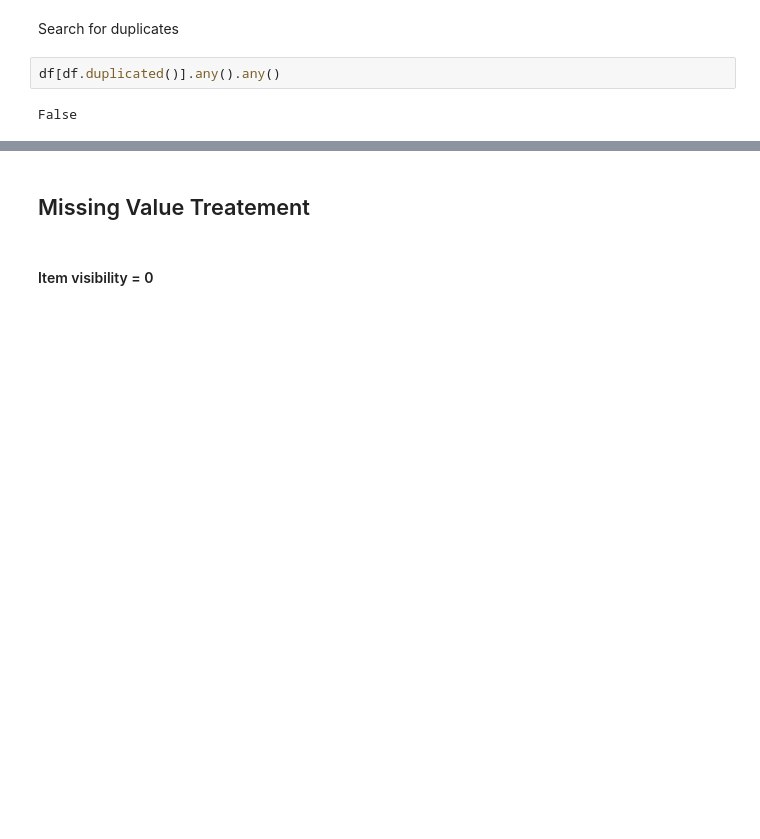
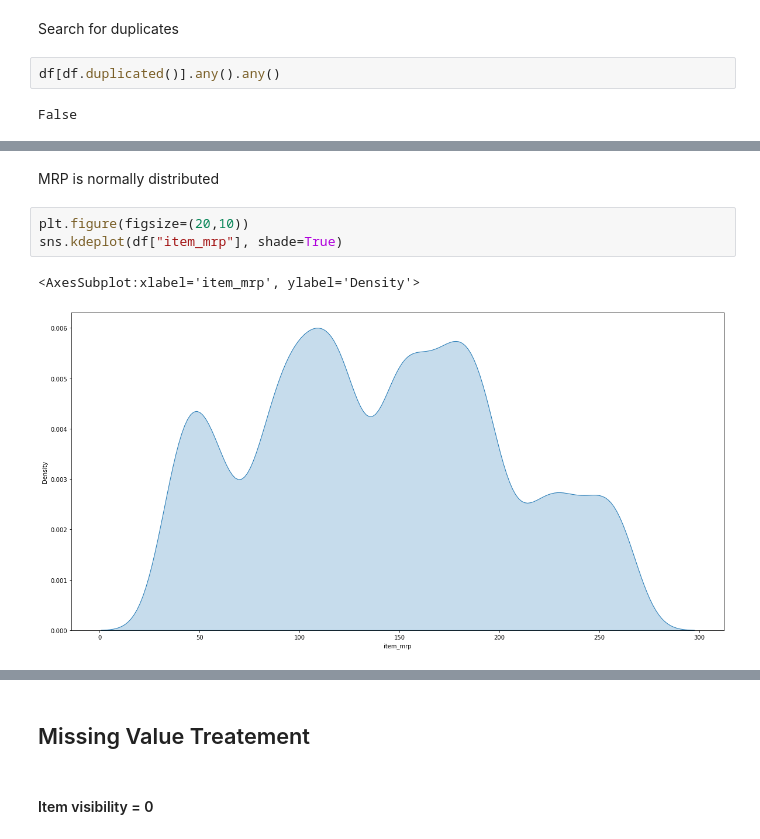
Before and after one commit to Technocolabs100/BigMart-Data-Analysis-and-Prediction, a Jupyter notebook: BigMart_predictive_model.ipynb, the cells around one changed output, grey strips where cells are left out. Saved outputs shown, nothing was run; the diff lists cells and outputs as text; blank space fills up the shorter version.

```diff
--- a/BigMart_predictive_model.ipynb
+++ b/BigMart_predictive_model.ipynb
@@ -227,0 +321,8 @@ False
+# %% [markdown]
+MRP is normally distributed
+# %%
+plt.figure(figsize=(20,10))
+sns.kdeplot(df["item_mrp"], shade=True)
+# %% [output]
+<AxesSubplot:xlabel='item_mrp', ylabel='Density'>
+[figure, added]
```
Also changed, not shown: parts of 24 cells of this notebook.
